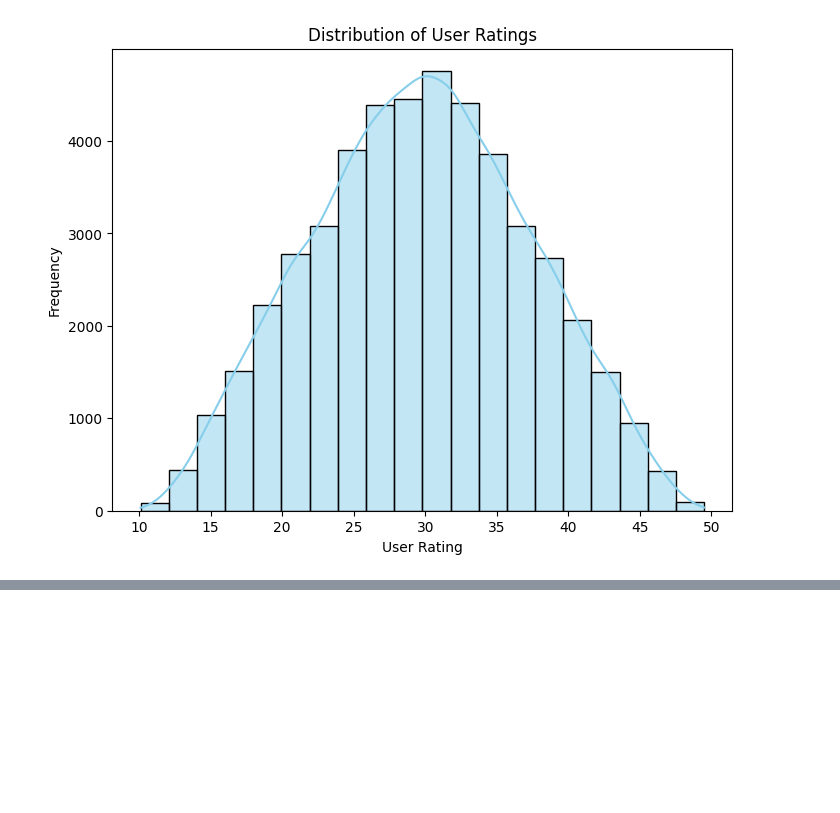
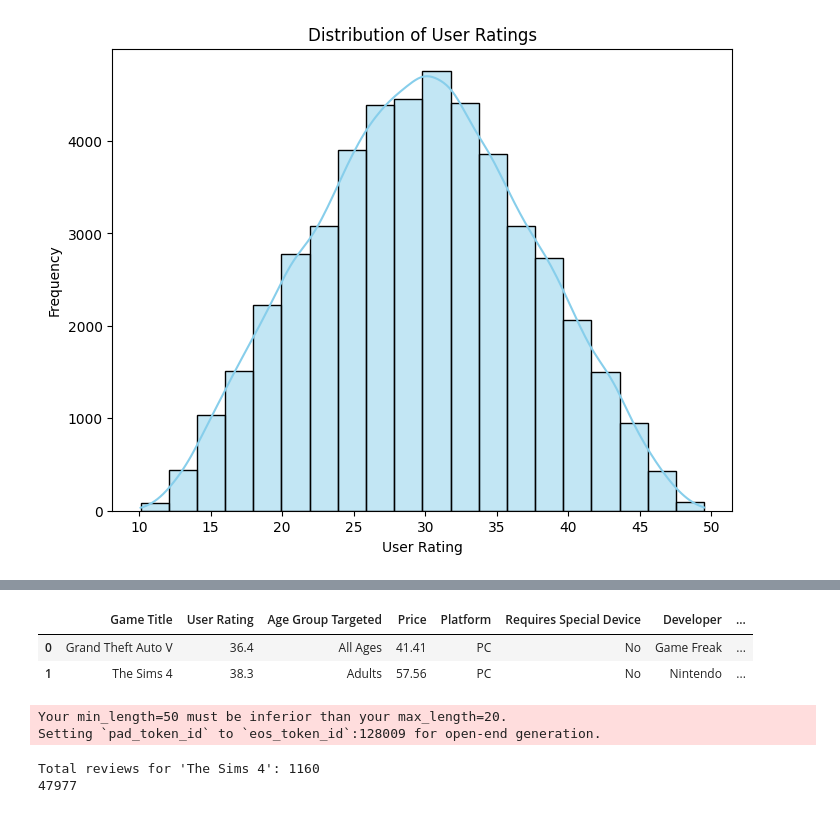
Before and after one commit to ijuner/Business_decision, a Jupyter notebook: Demo1/demo1.ipynb, the cells around one changed output, grey strips where cells are left out. Cells and saved outputs as stored; diff of their text form; code cells hidden in the pictures; blank space fills up the shorter version.

Commit message:
Added code to ake in a game and extract summary from user reviews

```diff
--- a/Demo1/demo1.ipynb
+++ b/Demo1/demo1.ipynb
@@ -272,0 +272,66 @@ plt.show()
+# %%
+data.head(5)
+# %% [output]
+|  | Game Title | User Rating | Age Group Targeted | Price | Platform | Requires Special Device | Developer | ... |
+| 0 | Grand Theft Auto V | 36.4 | All Ages | 41.41 | PC | No | Game Freak | ... |
+| 1 | The Sims 4 | 38.3 | Adults | 57.56 | PC | No | Nintendo | ... |
+# %%
+import pandas as pd
+
+def process_reviews_by_game( df, game_title, rating_column='User Rating', review_column='User Review Text', title_column='Game Title'):
+    """
+    Processes user reviews for a specific game title by concatenating reviews, printing total entries,
+    and splitting them based on user ratings.
+
+    Args:
+        game_title (str): The game title to filter reviews for.
+        df (pd.DataFrame): The input DataFrame with Game Title, User Review Text, and User Rating columns.
+        rating_column (str): The column name for user ratings.
+        review_column (str): The column name for user review text.
+        title_column (str): The column name for the game title.
+
+    Returns:
+        dict: A dictionary with user ratings as keys and concatenated reviews as values.
+    """
+    # Filter the DataFrame for the specific game title
+    filtered_df = df[df[title_column] == game_title]
+
+    if filtered_df.empty:
+        print(f"No reviews found for the game: {game_title}")
+        return {}
+
+    # Total number of entries for the given game title
+    total_entries = len(filtered_df)
+    print(f"Total reviews for '{game_title}': {total_entries}")
+
+    # Group reviews by User Rating and concatenate them
+    review_by_rating = (
+        filtered_df.groupby(rating_column)[review_column]
+        .apply(lambda x: " ".join(x.astype(str)))
+    )
+
+    # Display stats for each rating'
+    all_reviews = ""
+    for rating, reviews in review_by_rating.items():
+        all_reviews += reviews
+
+    return all_reviews
+
+
+
+game_name = input("Please input game name")
+
+# Call the function for a specific game
+result = process_reviews_by_game(data, game_name)
+print(len(result))
+
+words = result.split()
+trimmed_words = words[:200]
+trimmed_text = " ".join(trimmed_words)
+response = summary_generator(trimmed_text)
+print(response)
+# %% [output]
+Your min_length=50 must be inferior than your max_length=20.
+Setting `pad_token_id` to `eos_token_id`:128009 for open-end generation.
+Total reviews for 'The Sims 4': 1160
+47977
```
Also changed, not shown: parts of 10 cells of this notebook.
